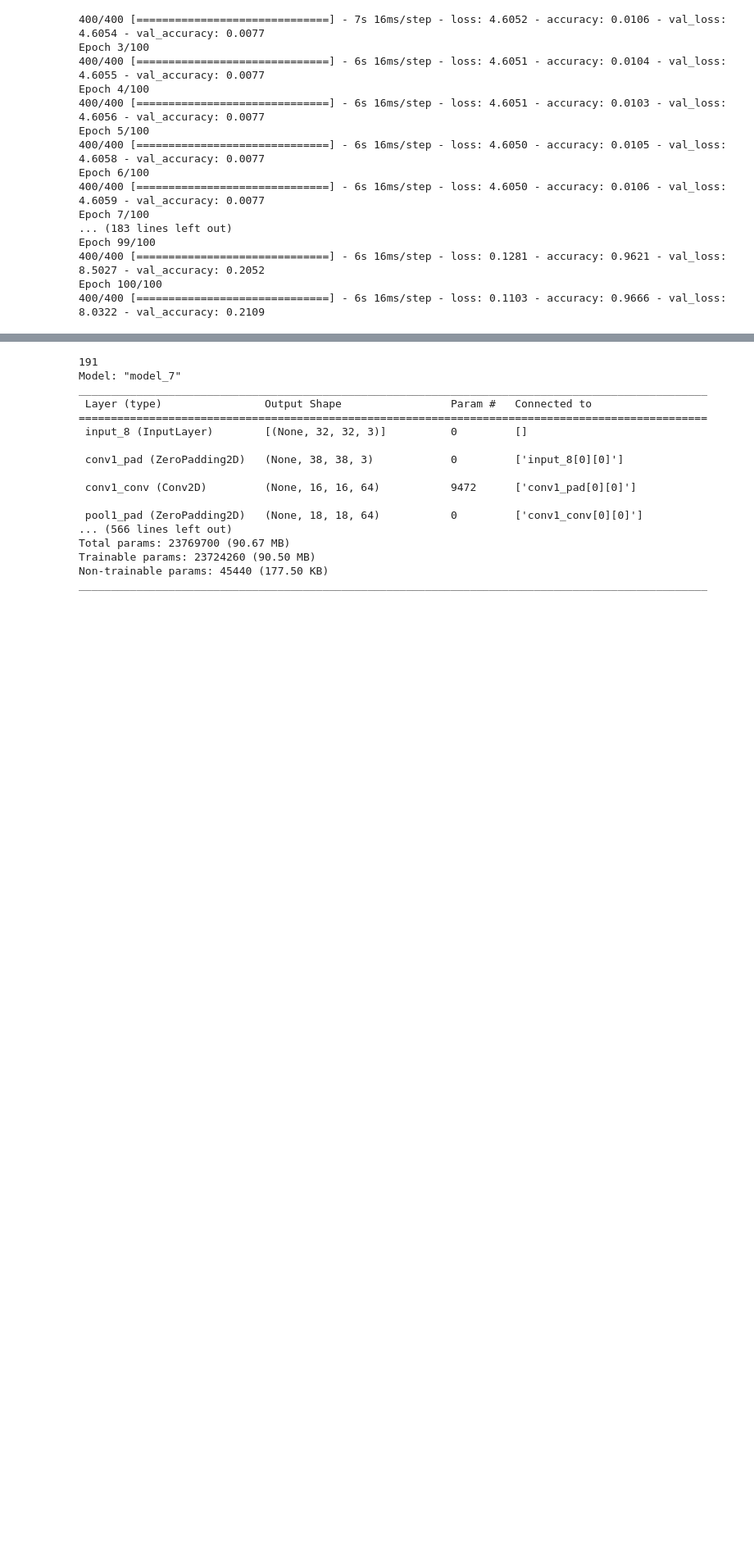
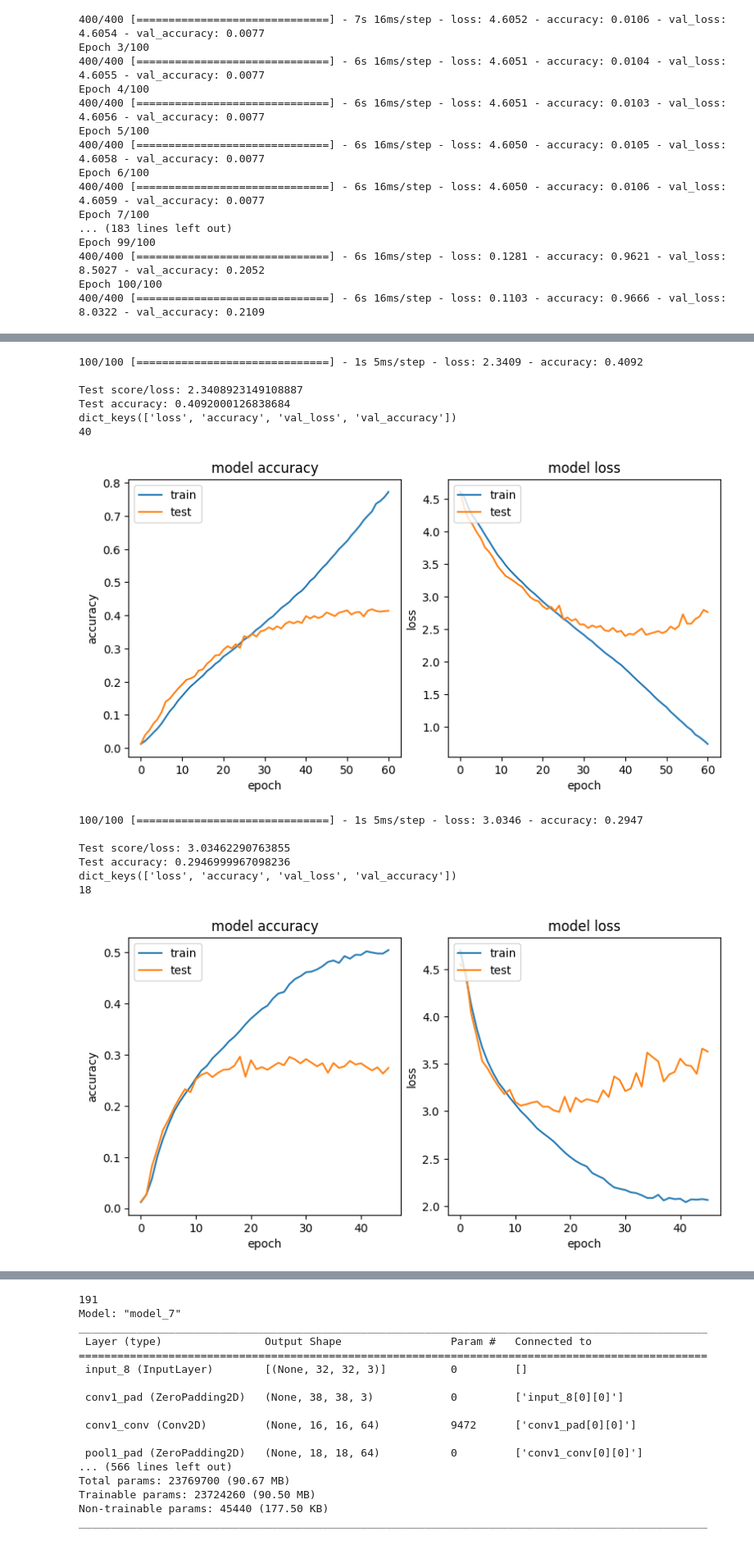
Before and after one commit to egorchern/cognitiveLab, a Jupyter notebook: COMP34212_Lab2b_Keras_CNN_CIFAR_2023.ipynb, the cells around one changed output, grey strips where cells are left out. Shown at 82% size. Drawn from its saved outputs; the diff is of its cells as text; code cells hidden in the pictures; blank space fills up the shorter version.

```diff
--- a/COMP34212_Lab2b_Keras_CNN_CIFAR_2023.ipynb
+++ b/COMP34212_Lab2b_Keras_CNN_CIFAR_2023.ipynb
@@ -979,0 +356,10 @@ dict_keys(['loss', 'accuracy', 'val_loss', 'val_accuracy'])
+# %%
+optimisers = [tf.keras.optimizers.SGD, tf.keras.optimizers.RMSprop, tf.keras.optimizers.Adagrad]
+for i in range(0, len(optimisers)):
+    model = createNewAlexNet(dropoutRates[1])
+    model.summary()
+    optimizer = optimisers[i]()
+    model.compile(loss='categorical_crossentropy', optimizer=optimizer, metrics=['accuracy'])
+    history = model.fit(np.array(input_X_train), np.array(output_Y_train), batch_size=BATCH_SIZE, epochs=N_EPOCH, validation_split=VALIDATION_SPLIT, verbose=VERBOSE, callbacks=[es])
+    model.save(f"alexNet_optim_{i}_def.keras")
+    np.save(f"alexNet_optim_{i}_history.npy", history.history)
@@ -979,0 +384,18 @@ dict_keys(['loss', 'accuracy', 'val_loss', 'val_accuracy'])
+# %%
+for i in range(0, len(optimisers)):
+    showModelStats(f"alexNet_optim_{i}_def.keras", f"alexNet_optim_{i}_history.npy")
+# %% [output]
+100/100 [==============================] - 1s 5ms/step - loss: 2.3409 - accuracy: 0.4092
+
+Test score/loss: 2.3408923149108887
+Test accuracy: 0.4092000126838684
+dict_keys(['loss', 'accuracy', 'val_loss', 'val_accuracy'])
+40
+[figure, added]
+100/100 [==============================] - 1s 5ms/step - loss: 3.0346 - accuracy: 0.2947
+
+Test score/loss: 3.03462290763855
+Test accuracy: 0.2946999967098236
+dict_keys(['loss', 'accuracy', 'val_loss', 'val_accuracy'])
+18
+[figure, added]
```
Also changed, not shown: parts of 41 cells of this notebook.
